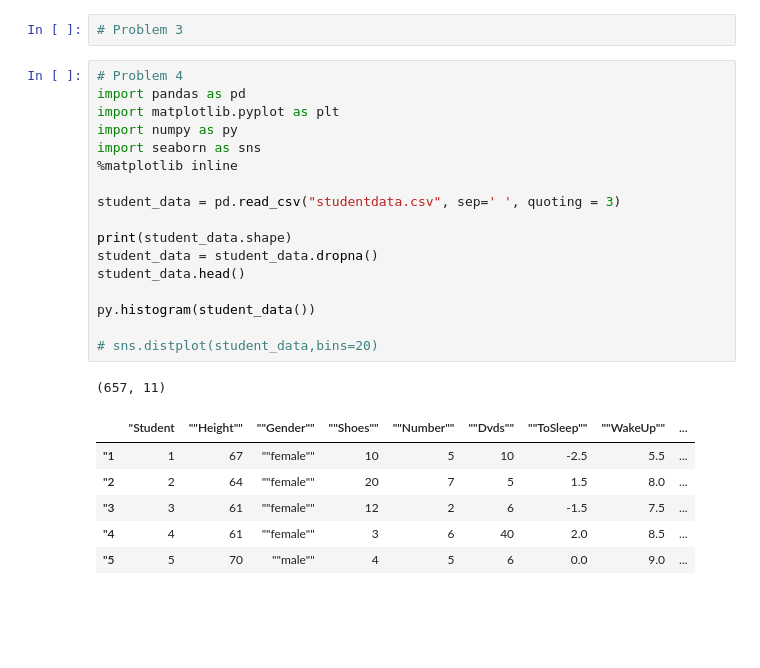
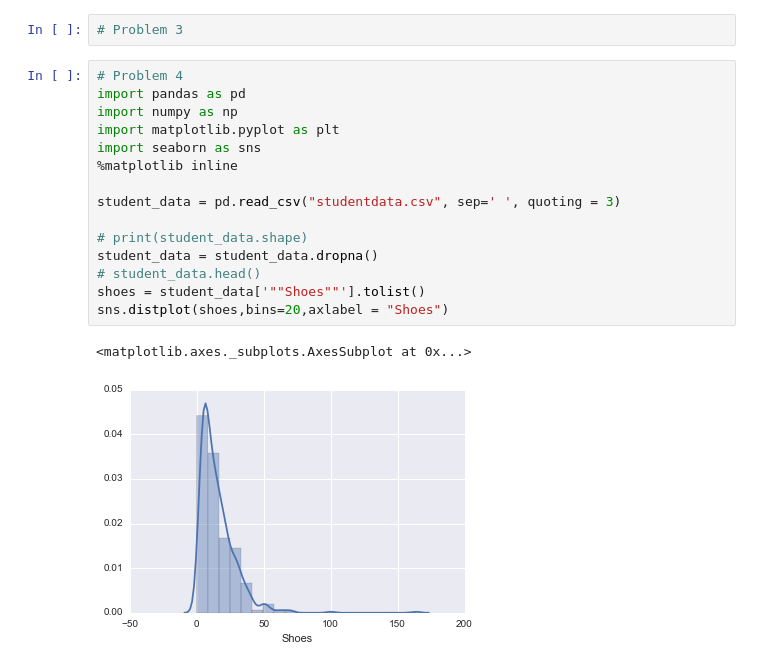
Before and after one commit to mghodges/HW1, a Jupyter notebook: HW1 Solutions.ipynb, the cells around one changed output. Cells and saved outputs as stored; diff of their text form; blank space fills up the shorter version.

```diff
--- a/HW1 Solutions.ipynb
+++ b/HW1 Solutions.ipynb
@@ -11,25 +11,18 @@ Derive the maximum likelihood estimate for λ from first principles
 # %%
 # Problem 4
 import pandas as pd
+import numpy as np
 import matplotlib.pyplot as plt
-import numpy as py
 import seaborn as sns
 %matplotlib inline
 
 student_data = pd.read_csv("studentdata.csv", sep=' ', quoting = 3)
 
-print(student_data.shape)
+# print(student_data.shape)
 student_data = student_data.dropna()
-student_data.head()
-
-py.histogram(student_data())
-
-# sns.distplot(student_data,bins=20)
+# student_data.head()
+shoes = student_data['""Shoes""'].tolist()
+sns.distplot(shoes,bins=20,axlabel = "Shoes")
 # %% [output]
-(657, 11)
+<matplotlib.axes._subplots.AxesSubplot at 0x...>
-|  | "Student | ""Height"" | ""Gender"" | ""Shoes"" | ""Number"" | ""Dvds"" | ""ToSleep"" | ""WakeUp"" | ... |
-| "1 | 1 | 67 | ""female"" | 10 | 5 | 10 | -2.5 | 5.5 | ... |
-| "2 | 2 | 64 | ""female"" | 20 | 7 | 5 | 1.5 | 8.0 | ... |
-| "3 | 3 | 61 | ""female"" | 12 | 2 | 6 | -1.5 | 7.5 | ... |
-| "4 | 4 | 61 | ""female"" | 3 | 6 | 40 | 2.0 | 8.5 | ... |
-| "5 | 5 | 70 | ""male"" | 4 | 5 | 6 | 0.0 | 9.0 | ... |
+[figure, added]
```
Also changed, not shown: parts of 6 cells of this notebook.
